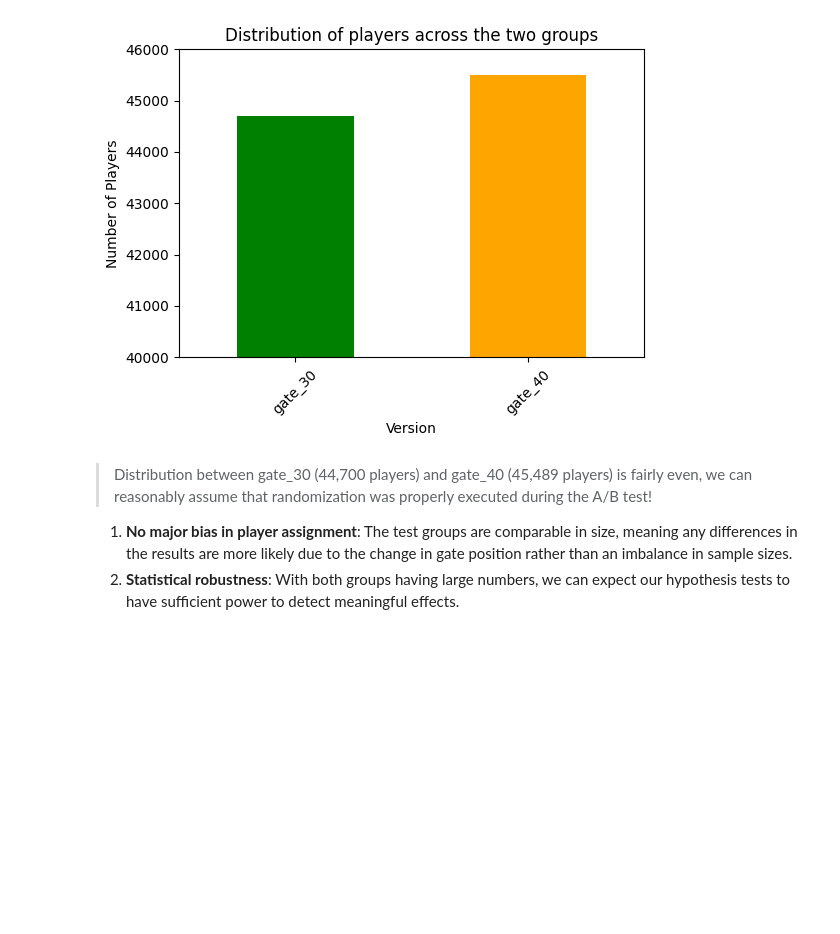
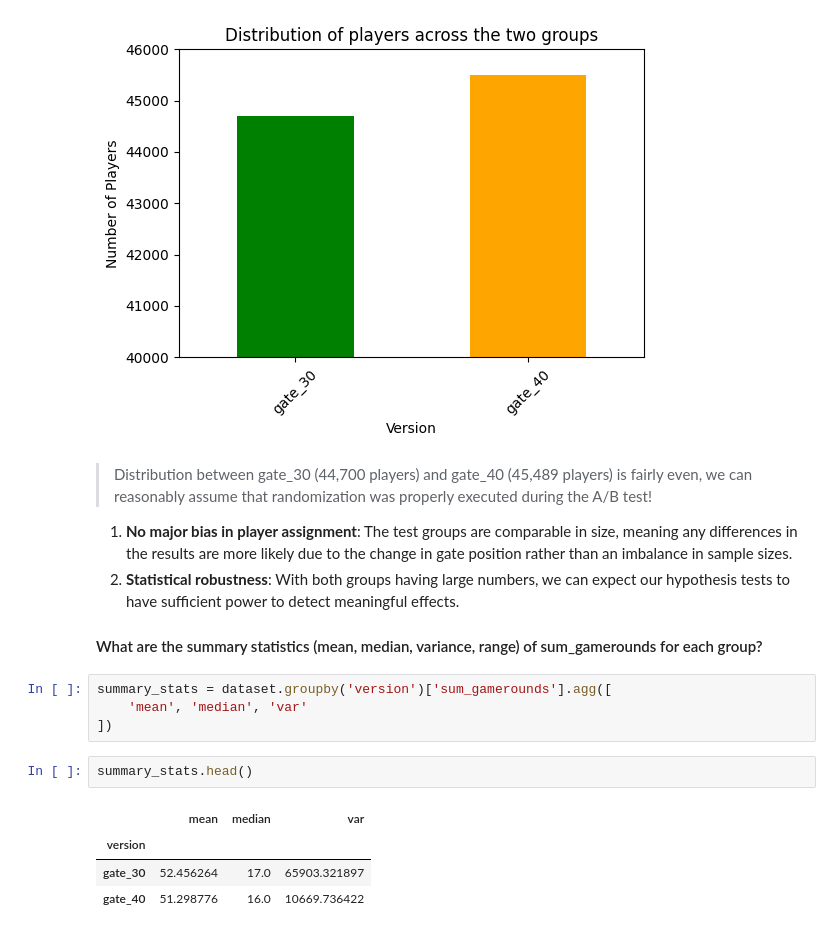
Before and after one commit to Darknight47/Data-Science-Projects-03, a Jupyter notebook: AorB_Cookie_Cats.ipynb, the cells around one changed output. Drawn from its saved outputs; the diff is of its cells as text; blank space fills up the shorter version.

Commit message:
summary stats between the two groups

```diff
--- a/AorB_Cookie_Cats.ipynb
+++ b/AorB_Cookie_Cats.ipynb
@@ -73,3 +73,16 @@ plt.show()
 > Distribution between gate_30 (44,700 players) and gate_40 (45,489 players) is fairly even, we can reasonably assume that randomization was properly executed during the A/B test!
 1. **No major bias in player assignment**: The test groups are comparable in size, meaning any differences in the results are more likely due to the change in gate position rather than an imbalance in sample sizes.
 2. **Statistical robustness**: With both groups having large numbers, we can expect our hypothesis tests to have sufficient power to detect meaningful effects.
+
+#### What are the summary statistics (mean, median, variance, range) of sum_gamerounds for each group?
+# %%
+summary_stats = dataset.groupby('version')['sum_gamerounds'].agg([
+    'mean', 'median', 'var'
+])
+# %%
+summary_stats.head()
+# %% [output]
+|  | mean | median | var |
+| version |  |  |  |
+| gate_30 | 52.456264 | 17.0 | 65903.321897 |
+| gate_40 | 51.298776 | 16.0 | 10669.736422 |
```
Also changed, not shown: parts of 1 cell of this notebook.
